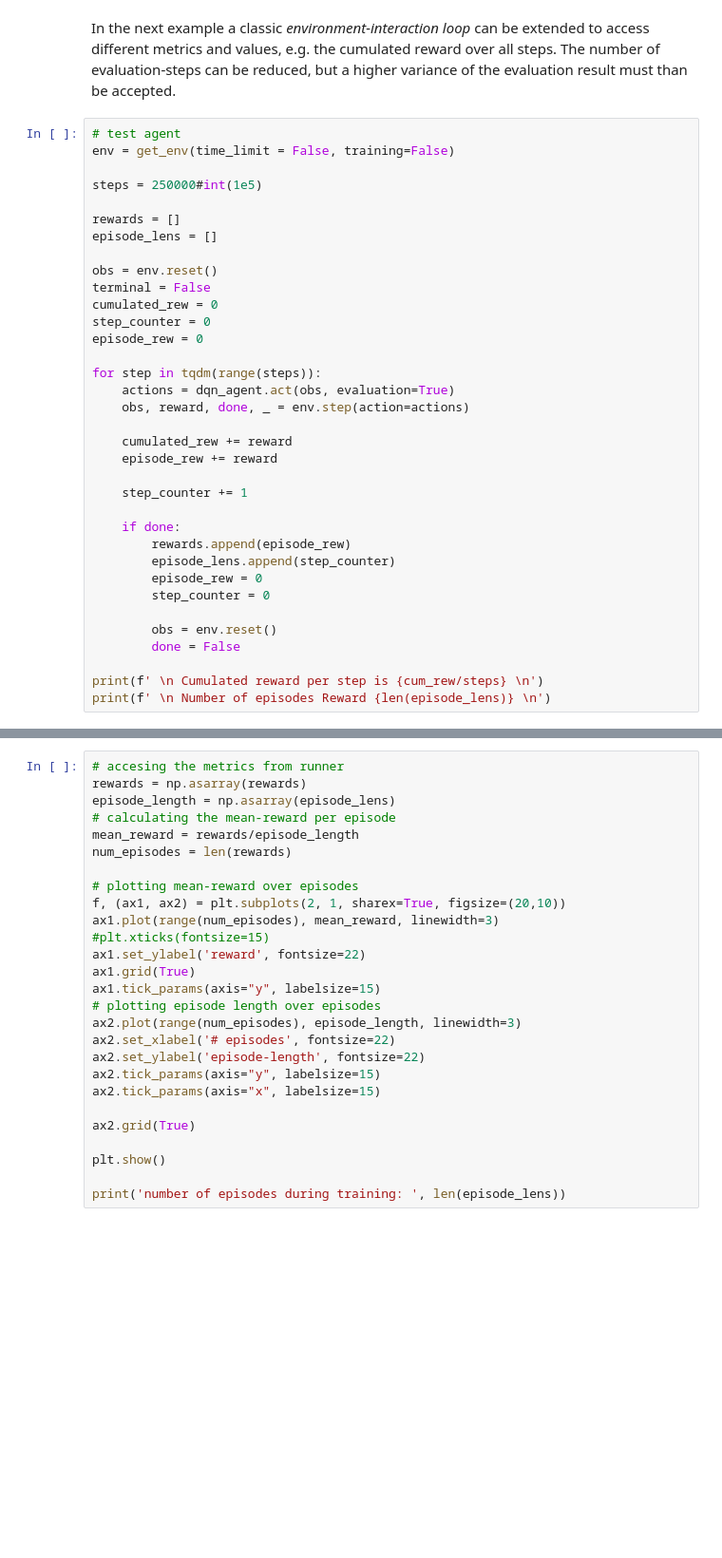
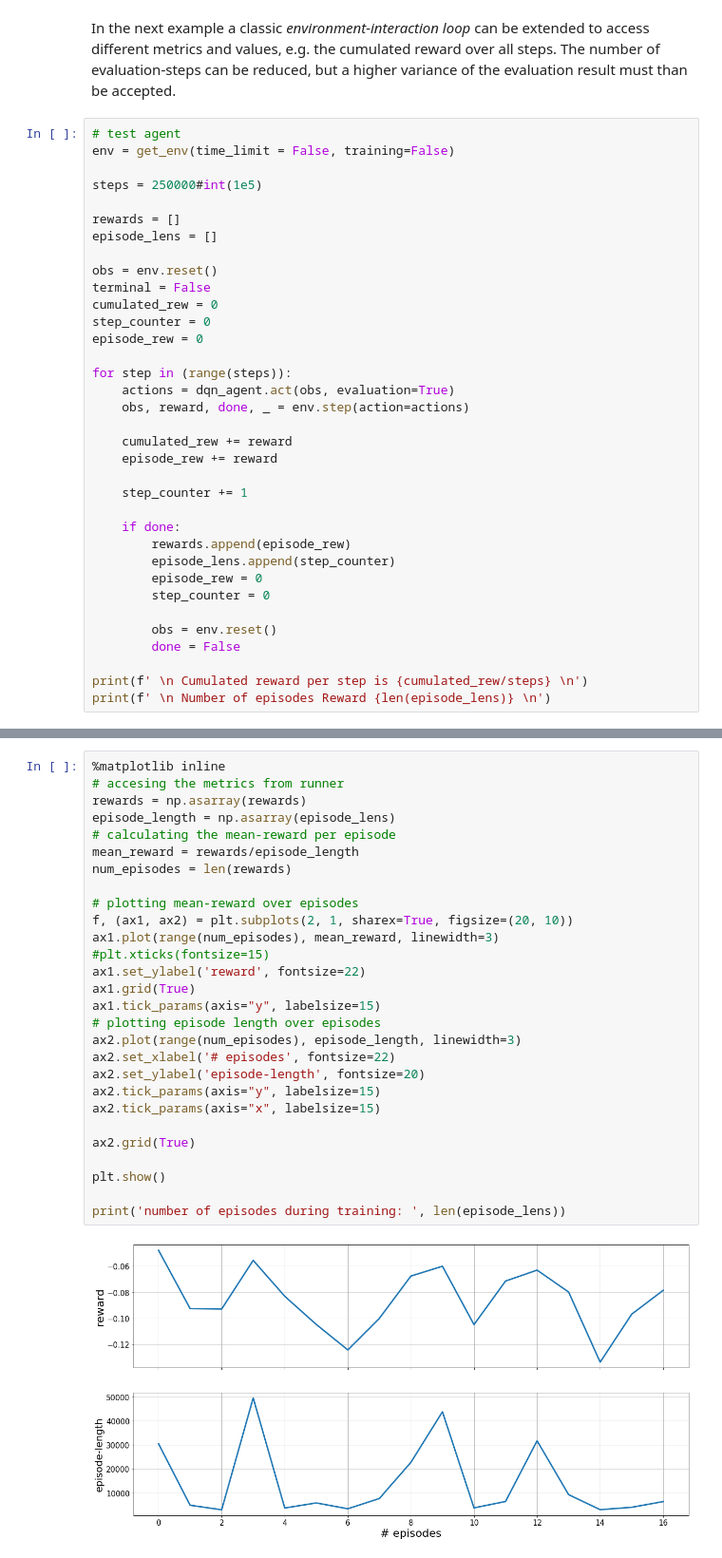
Before and after one commit to upb-lea/gym-electric-motor, a Jupyter notebook: examples/example_notebooks/tensorforce_example.ipynb, the cells around one changed output, grey strips where cells are left out. Shown at 95% size. Drawn from its saved outputs; the diff is of its cells as text; blank space fills up the shorter version.

```diff
--- a/examples/example_notebooks/tensorforce_example.ipynb
+++ b/examples/example_notebooks/tensorforce_example.ipynb
@@ -248,7 +272,7 @@ cumulated_rew = 0
 step_counter = 0
 episode_rew = 0
 
-for step in tqdm(range(steps)):
+for step in (range(steps)):
     actions = dqn_agent.act(obs, evaluation=True)
     obs, reward, done, _ = env.step(action=actions)
 
@@ -266,5 +290,5 @@ for step in tqdm(range(steps)):
         obs = env.reset()
         done = False
 
-print(f' \n Cumulated reward per step is {cum_rew/steps} \n')
+print(f' \n Cumulated reward per step is {cumulated_rew/steps} \n')
 print(f' \n Number of episodes Reward {len(episode_lens)} \n')
@@ -271,27 +300,30 @@ print(f' \n Number of episodes Reward {len(episode_lens)} \n')
 # %%
+%matplotlib inline
 # accesing the metrics from runner
 rewards = np.asarray(rewards)
 episode_length = np.asarray(episode_lens)
 # calculating the mean-reward per episode
 mean_reward = rewards/episode_length
 num_episodes = len(rewards)
 
 # plotting mean-reward over episodes
-f, (ax1, ax2) = plt.subplots(2, 1, sharex=True, figsize=(20,10))
+f, (ax1, ax2) = plt.subplots(2, 1, sharex=True, figsize=(20, 10))
 ax1.plot(range(num_episodes), mean_reward, linewidth=3)
 #plt.xticks(fontsize=15)
 ax1.set_ylabel('reward', fontsize=22)
 ax1.grid(True)
 ax1.tick_params(axis="y", labelsize=15)
 # plotting episode length over episodes
 ax2.plot(range(num_episodes), episode_length, linewidth=3)
 ax2.set_xlabel('# episodes', fontsize=22)
-ax2.set_ylabel('episode-length', fontsize=22)
+ax2.set_ylabel('episode-length', fontsize=20)
 ax2.tick_params(axis="y", labelsize=15)
 ax2.tick_params(axis="x", labelsize=15)
 
 ax2.grid(True)
 
 plt.show()
 
 print('number of episodes during training: ', len(episode_lens))
+# %% [output]
+[figure, added]
```
Also changed, not shown: parts of 8 cells of this notebook.
